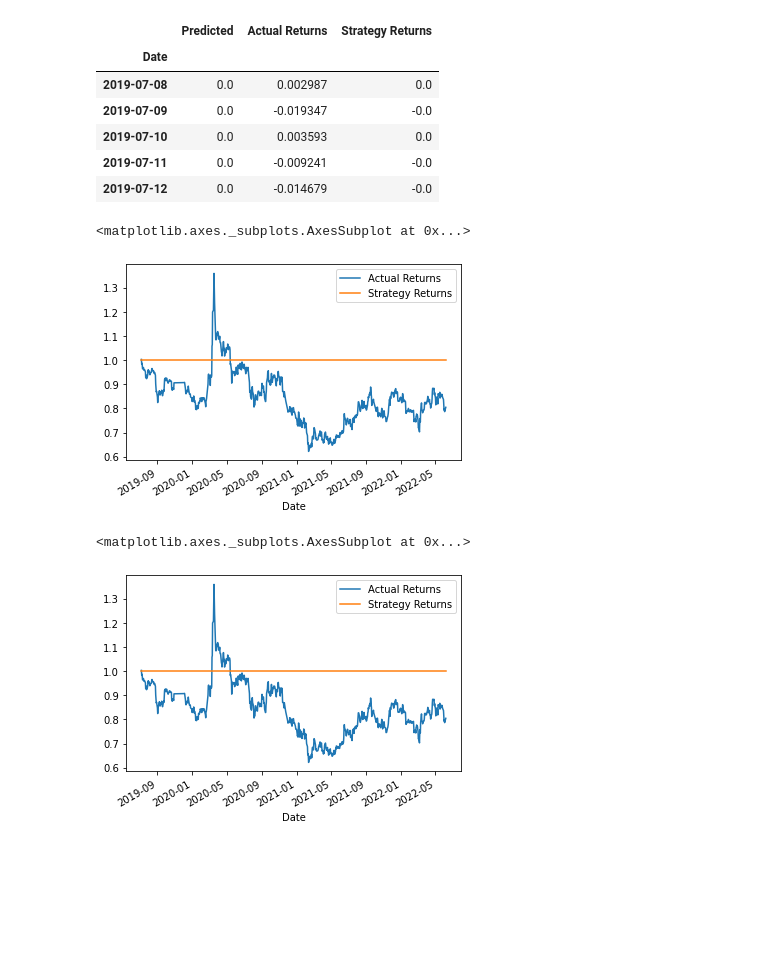
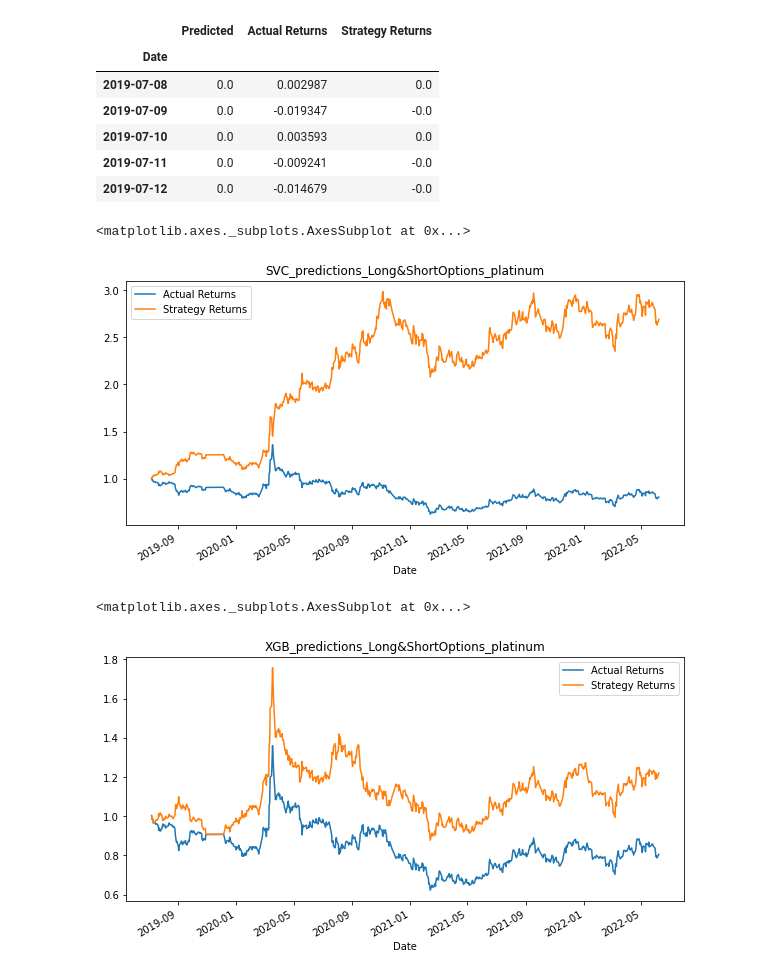
Before and after one commit to Femi-0/Commodities_Futures_Contracts_Generator, a Jupyter notebook: Commodities_Futures_Contracts_Generator.ipynb, the cells around one changed output. Drawn from its saved outputs; the diff is of its cells as text; code cells hidden in the pictures; blank space fills up the shorter version.

```diff
--- a/Commodities_Futures_Contracts_Generator.ipynb
+++ b/Commodities_Futures_Contracts_Generator.ipynb
@@ -716,7 +722,7 @@ X_DMAC_test.shape
 # %% [output]
 (720, 2)
 # %%
-# svc_model,training_signal_predictions,svc_training_report,svc_strategy_df = fit_predict_report_SVC(X_train_scaled, y_train,y_test,X_test,sma_platinum_df,"platinum")
-svc_model,training_signal_predictions,svc_training_report,svc_strategy_df = fit_predict_report_SVC(X_DMAC_train_scaled,y_train_DMAC,y_test_DMAC,X_DMAC_test,sma_platinum_df,"platinum")
+svc_model,training_signal_predictions,svc_training_report,svc_strategy_df = fit_predict_report_SVC(X_train_scaled, y_train,y_test,X_test,sma_platinum_df,"platinum")
+# svc_model,training_signal_predictions,svc_training_report,svc_strategy_df = fit_predict_report_SVC(X_DMAC_train_scaled,y_train_DMAC,y_test_DMAC,X_DMAC_test,sma_platinum_df,"platinum")
 # svc_model,training_signal_predictions,svc_training_report,svc_strategy_df = fit_predict_report_SVC(X_train_scaled, y_train,y_test,X_test,bllg_platinum_df,"platinum")
 # %%
@@ -755,15 +763,15 @@ svc_strategy_df.head()
 | 2019-07-11 | 0.0 | -0.009241 | -0.0 |
 | 2019-07-12 | 0.0 | -0.014679 | -0.0 |
 # %%
-( 1 + svc_strategy_df[["Actual Returns", "Strategy Returns"]]).cumprod().plot()
+( 1 + svc_strategy_df[["Actual Returns", "Strategy Returns"]]).cumprod().plot(title="SVC_predictions_Long&ShortOptions_platinum",figsize=(10,5))
 # %% [output]
 <matplotlib.axes._subplots.AxesSubplot at 0x...>
-[figure, old version]
+[figure, new version]
 # %%
-( 1 + xgb_strategy_df[["Actual Returns", "Strategy Returns"]]).cumprod().plot()
+( 1 + xgb_strategy_df[["Actual Returns", "Strategy Returns"]]).cumprod().plot(title="XGB_predictions_Long&ShortOptions_platinum",figsize=(10,5))
 # %% [output]
 <matplotlib.axes._subplots.AxesSubplot at 0x...>
-[figure, old version]
+[figure, new version]
 # %%
 gold_vader_df,silver_vader_df,platinum_vader_df,palladium_vader_df = get_market_sentiment()
 # %%
```
Also changed, not shown: parts of 48 cells of this notebook.
